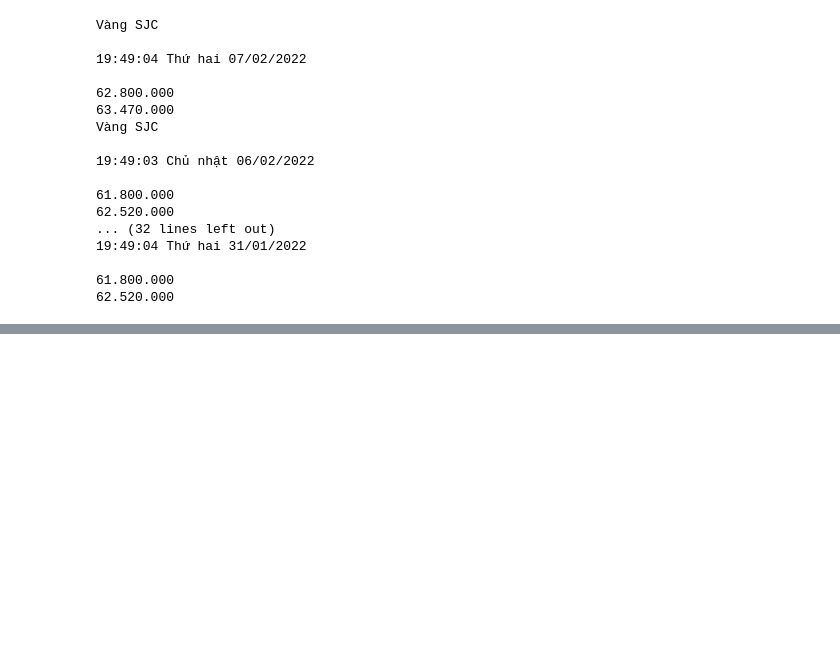
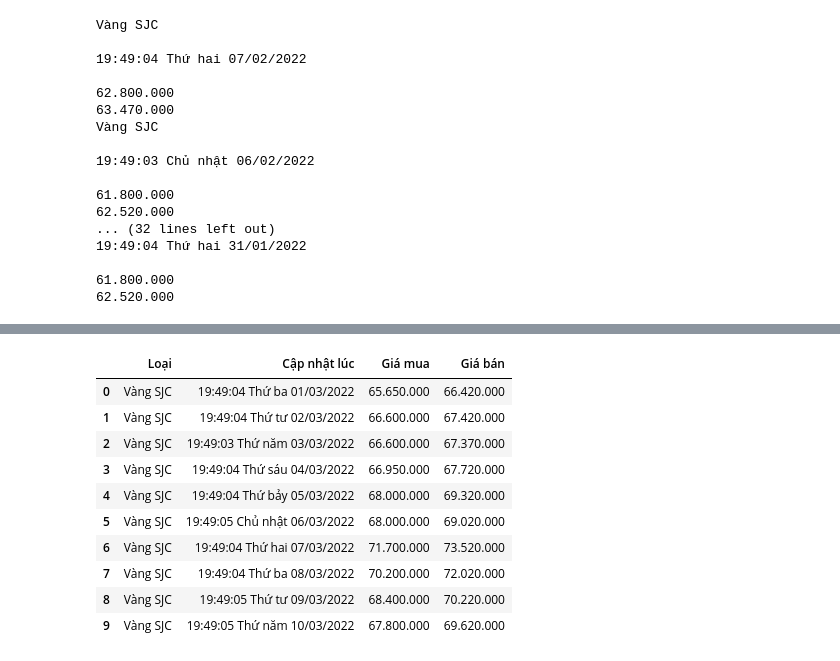
Before and after one commit to DK-Hieu/Personal-Github, a Jupyter notebook: b4soup.ipynb, the cells around one changed output, grey strips where cells are left out. Cells and saved outputs as stored; diff of their text form; code cells hidden in the pictures; blank space fills up the shorter version.

```diff
--- a/b4soup.ipynb
+++ b/b4soup.ipynb
@@ -145,0 +247,9 @@ Vàng SJC
+# %%
+url = 'https://www.w3schools.com/python/ref_requests_get.asp'
+
+#R = requests.get(url, headers=header)
+R = requests.get(url)
+
+dfs = pd.read_html(r.text)
+#data = dfs[1]
+#print(data)
@@ -145,0 +259,42 @@ Vàng SJC
+# %%
+def daterange(start_date, end_date):
+    for n in range(int((end_date - start_date).days)):
+        yield start_date + timedelta(n)
+# %%
+df= pd.DataFrame()
+
+start_date = date(2022,3,1)
+end_date = date.today()
+
+for i in daterange(start_date, end_date):
+  i.strftime("%d-%m-%Y")
+
+#    d = i.day()
+#    m = i.month()
+#    y = i.year()
+
+  url1 = 'https://webtygia.com/gia-vang-sjc/ha-noi/ngay-%s.html' %i
+  header = { "User-Agent": "Mozilla/5.0 (X11; Linux x86_64) AppleWebKit/537.36 (KHTML, like Gecko) Chrome/50.0.2661.75 Safari/537.36", "X-Requested-With": "XMLHttpRequest" }
+  r = requests.get(url1, headers=header)
+  dfs = pd.read_html(r.text)
+  data = dfs[1]
+  df = df.append(data)
+
+
+df.drop(df.loc[df.duplicated()].index, inplace=True)
+df.reset_index(drop=True,inplace=True)
+#df.to_excel('aaaa.xlsx')
+# %%
+df
+# %% [output]
+|  | Loại | Cập nhật lúc | Giá mua | Giá bán |
+| 0 | Vàng SJC | 19:49:04 Thứ ba 01/03/2022 | 65.650.000 | 66.420.000 |
+| 1 | Vàng SJC | 19:49:04 Thứ tư 02/03/2022 | 66.600.000 | 67.420.000 |
+| 2 | Vàng SJC | 19:49:03 Thứ năm 03/03/2022 | 66.600.000 | 67.370.000 |
+| 3 | Vàng SJC | 19:49:04 Thứ sáu 04/03/2022 | 66.950.000 | 67.720.000 |
+| 4 | Vàng SJC | 19:49:04 Thứ bảy 05/03/2022 | 68.000.000 | 69.320.000 |
+| 5 | Vàng SJC | 19:49:05 Chủ nhật 06/03/2022 | 68.000.000 | 69.020.000 |
+| 6 | Vàng SJC | 19:49:04 Thứ hai 07/03/2022 | 71.700.000 | 73.520.000 |
+| 7 | Vàng SJC | 19:49:04 Thứ ba 08/03/2022 | 70.200.000 | 72.020.000 |
+| 8 | Vàng SJC | 19:49:05 Thứ tư 09/03/2022 | 68.400.000 | 70.220.000 |
+| 9 | Vàng SJC | 19:49:05 Thứ năm 10/03/2022 | 67.800.000 | 69.620.000 |
```
Also changed, not shown: parts of 7 cells of this notebook, 1 other file.
